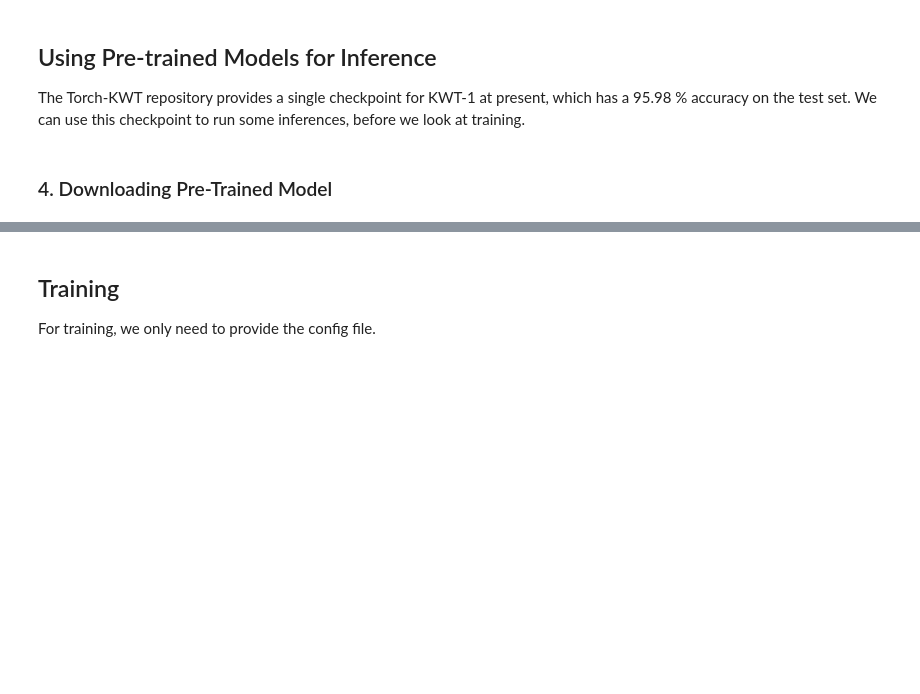
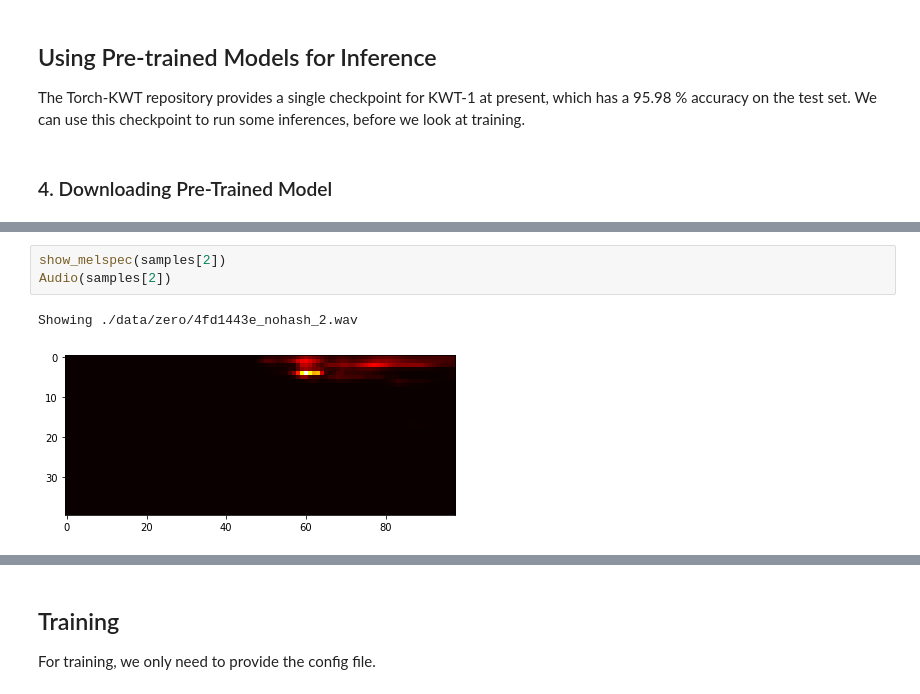
Before and after one commit to mashrurmorshed/Torch-KWT, a Jupyter notebook: notebooks/Torch_KWT_Tutorial.ipynb, the cells around one changed output, grey strips where cells are left out. Drawn from its saved outputs; the diff is of its cells as text; blank space fills up the shorter version.

```diff
--- a/notebooks/Torch_KWT_Tutorial.ipynb
+++ b/notebooks/Torch_KWT_Tutorial.ipynb
@@ -180,0 +143,6 @@ Predicted class: 4 (dog)
+# %%
+show_melspec(samples[2])
+Audio(samples[2])
+# %% [output]
+Showing ./data/zero/4fd1443e_nohash_2.wav
+[figure, added]
```
Also changed, not shown: parts of 43 cells of this notebook, 9 other files.
